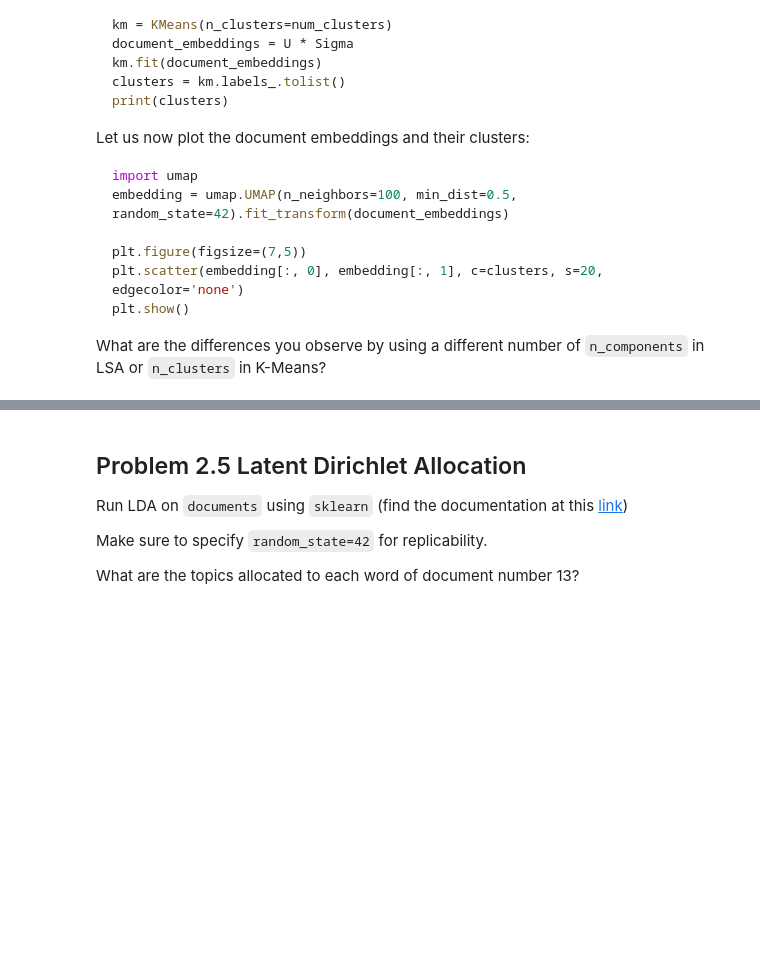
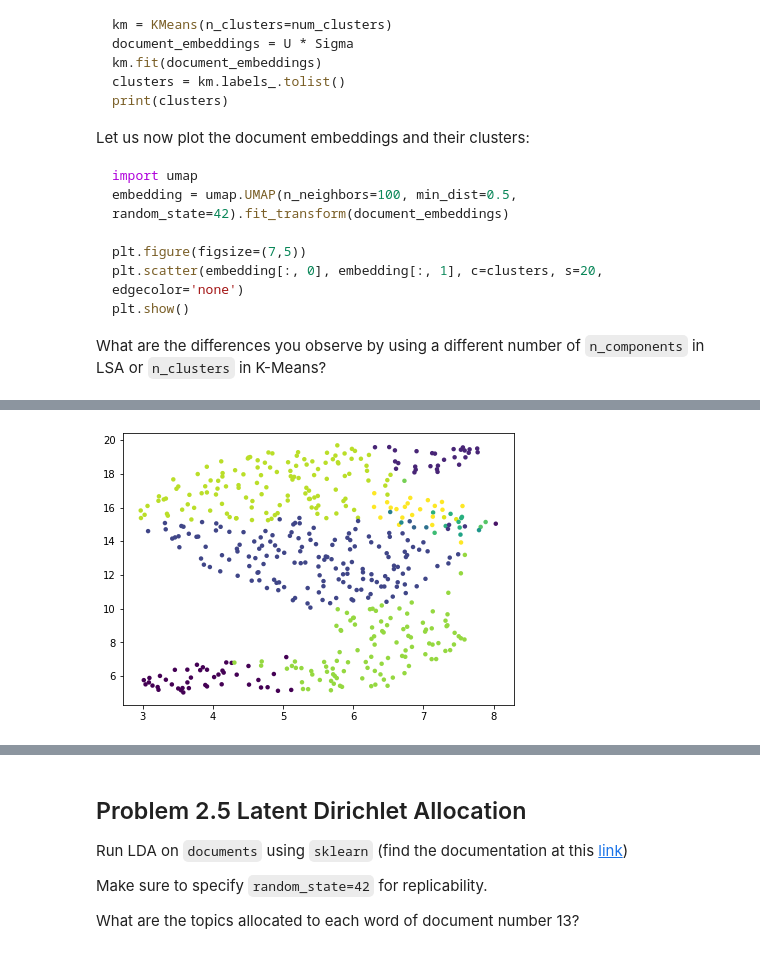
Before and after one commit to ParsaYadollahi/COMP-596, a Jupyter notebook: A3.ipynb, the cells around one changed output, grey strips where cells are left out. Saved outputs shown, nothing was run; the diff lists cells and outputs as text; code cells hidden in the pictures; blank space fills up the shorter version.

````diff
--- a/A3.ipynb
+++ b/A3.ipynb
@@ -524,6 +524,39 @@ salient_words = extract_salient_words(VT, vocabulary)
 for key, value in salient_words:
   print("Concept {}: {}".format(str(key), " ".join(value)))
 ```
+# %%
+#############################################
+############ TO BE REMOVED ##################
+#############################################
+import numpy as np
+from sklearn.feature_extraction.text import TfidfVectorizer
+import pandas as pd
+
+import re
+from typing import List
+
+def preprocess(documents: List[List[str]]):
+  return_docs = []
+  documents_processed = [[token.lower() for token in document if token not in stopwords_list and token.isalnum()] for document in documents]
+  for doc in documents_processed:
+    return_docs.append(' '.join(doc))
+
+  return return_docs
+
+documents_processed = preprocess(documents)
+def create_tfidf_matrix(documents: List[List[str]]) -> (np.array, List[str]):
+  vectorizer = TfidfVectorizer()
+  doc_vec = vectorizer.fit_transform(documents)
+  tfidf_df = pd.DataFrame(doc_vec.toarray(), columns = vectorizer.get_feature_names())
+  tfidf_matrix = tfidf_df.to_numpy()
+  voc = list(tfidf_df.columns.values)
+  return (tfidf_matrix, voc)
+
+tfidf_matrix, vocabulary = create_tfidf_matrix(documents_processed)
+
+#############################################
+###########^  TO BE REMOVED ^ ################
+#############################################
 # %%
 from sklearn.utils.extmath import randomized_svd
 
@@ -624,0 +682,13 @@ print(clusters)
+# %%
+num_clusters = 20
+km = KMeans(n_clusters=num_clusters)
+document_embeddings = U * Sigma
+km.fit(document_embeddings)
+clusters = km.labels_.tolist()
+embedding = umap.UMAP(n_neighbors=100, min_dist=0.5, random_state=42).fit_transform(document_embeddings)
+
+plt.figure(figsize=(7,5))
+plt.scatter(embedding[:, 0], embedding[:, 1], c=clusters, s=20, edgecolor='none')
+plt.show()
+# %% [output]
+[figure, added]
````
Also changed, not shown: parts of 7 cells of this notebook.
